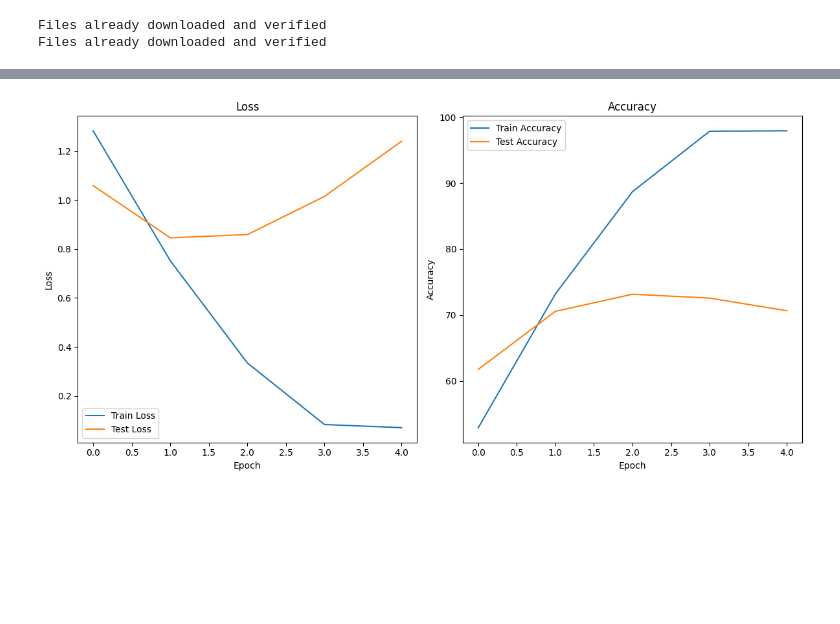
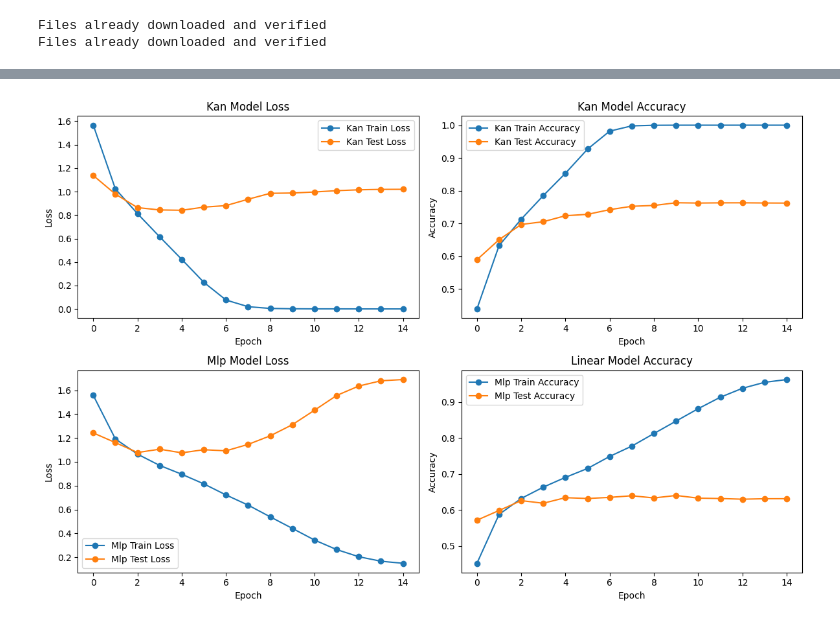
Before and after one commit to jeongjinmyung/Comparison-KAN-MLP, a Jupyter notebook: fastkan_jax.ipynb, the cells around one changed output, grey strips where cells are left out. Drawn from its saved outputs; the diff is of its cells as text; code cells hidden in the pictures; blank space fills up the shorter version.

```diff
--- a/fastkan_jax.ipynb
+++ b/fastkan_jax.ipynb
@@ -191,3 +208,0 @@ class KANCNN(nnx.Module):
-# %%
-model = KANCNN(rngs=nnx.Rngs(configs.seed))
-optimizer = nnx.Optimizer(model, optax.adamw(learning_rate=configs.lr))
@@ -194,3 +237,15 @@ optimizer = nnx.Optimizer(model, optax.adamw(learning_rate=configs.lr))
+# %%
+keys = nnx.Rngs(configs.seed)
+
+model_dict = {
+    'kan': KANCNN(rngs=keys),
+    'mlp': MLPCNN(rngs=keys),
+}
+
+optimizer_dict = {
+    'kan': nnx.Optimizer(model_dict['kan'], optax.adamw(learning_rate=schedule_fn)),
+    'mlp': nnx.Optimizer(model_dict['mlp'], optax.adamw(learning_rate=schedule_fn)),
+}
 # %%
 metrics = nnx.MultiMetric(
     accuracy=nnx.metrics.Accuracy(),
@@ -217,5 +272,8 @@ def eval_step(model: nnx.Module, metrics: nnx.MultiMetric, batch):
     model.eval()
     loss, logits = loss_fn(model, batch)
     metrics.update(loss=loss, logits=logits, labels=batch['label'])
+# %%
+ckpt_dir = ocp.test_utils.erase_and_create_empty(configs.checkpoint_dir)
+checkpointer = ocp.StandardCheckpointer()
 # %%
 metrics_history = {
@@ -267,27 +353,39 @@ elapsed time: 204.21sec
-# %%
-plt.figure(figsize=(12, 6))
-
-# Training and Test Loss
-plt.subplot(1, 2, 1)
-plt.plot(metrics_history["train_loss"], label="Train Loss")
-plt.plot(metrics_history["test_loss"], label="Test Loss")
-plt.title("Loss")
-plt.xlabel("Epoch")
-plt.ylabel("Loss")
-plt.legend()
-
-plt.subplot(1, 2, 2)
-plt.plot([x * 100 for x in metrics_history["train_accuracy"]], label="Train Accuracy")
-plt.plot([x * 100 for x in metrics_history["test_accuracy"]], label="Test Accuracy")
-plt.title("Accuracy")
-plt.xlabel("Epoch")
-plt.ylabel("Accuracy")
-plt.legend()
-
-plt.tight_layout()
-plt.show()
-# %% [output]
-[figure, removed]
+# %%
+fig, axs = plt.subplots(2, 2, figsize=(12, 8))
+
+
+axs[0, 0].plot(metrics_history['kan']['train_loss'], marker='o', label='Kan Train Loss')
+axs[0, 0].plot(metrics_history['kan']['test_loss'], marker='o', label='Kan Test Loss')
+axs[0, 0].set_title('Kan Model Loss')
+axs[0, 0].set_xlabel('Epoch')
+axs[0, 0].set_ylabel('Loss')
+axs[0, 0].legend()
+
+axs[0, 1].plot(metrics_history['kan']['train_accuracy'], marker='o', label='Kan Train Accuracy')
+axs[0, 1].plot(metrics_history['kan']['test_accuracy'], marker='o', label='Kan Test Accuracy')
+axs[0, 1].set_title('Kan Model Accuracy')
+axs[0, 1].set_xlabel('Epoch')
+axs[0, 1].set_ylabel('Accuracy')
+axs[0, 1].legend()
+
+axs[1, 0].plot(metrics_history['mlp']['train_loss'], marker='o', label='Mlp Train Loss')
+axs[1, 0].plot(metrics_history['mlp']['test_loss'], marker='o', label='Mlp Test Loss')
+axs[1, 0].set_title('Mlp Model Loss')
+axs[1, 0].set_xlabel('Epoch')
+axs[1, 0].set_ylabel('Loss')
+axs[1, 0].legend()
+
+axs[1, 1].plot(metrics_history['mlp']['train_accuracy'], marker='o', label='Mlp Train Accuracy')
+axs[1, 1].plot(metrics_history['mlp']['test_accuracy'], marker='o', label='Mlp Test Accuracy')
+axs[1, 1].set_title('Linear Model Accuracy')
+axs[1, 1].set_xlabel('Epoch')
+axs[1, 1].set_ylabel('Accuracy')
+axs[1, 1].legend()
+
+plt.tight_layout()
+plt.show()
+# %% [output]
+[figure, added]
 # %%
 correct_pred = {classname: 0 for classname in classes}
 total_pred = {classname: 0 for classname in classes}
```
Also changed, not shown: parts of 8 cells of this notebook, 2 other files.
